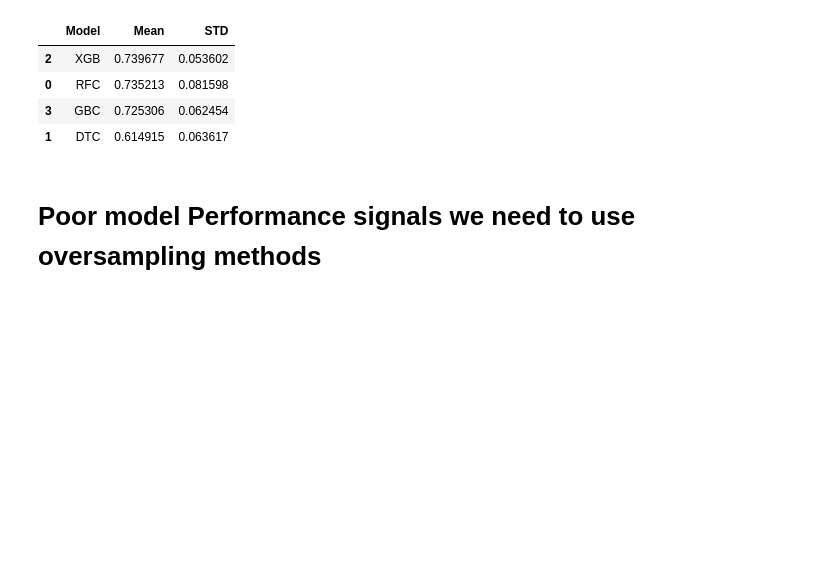
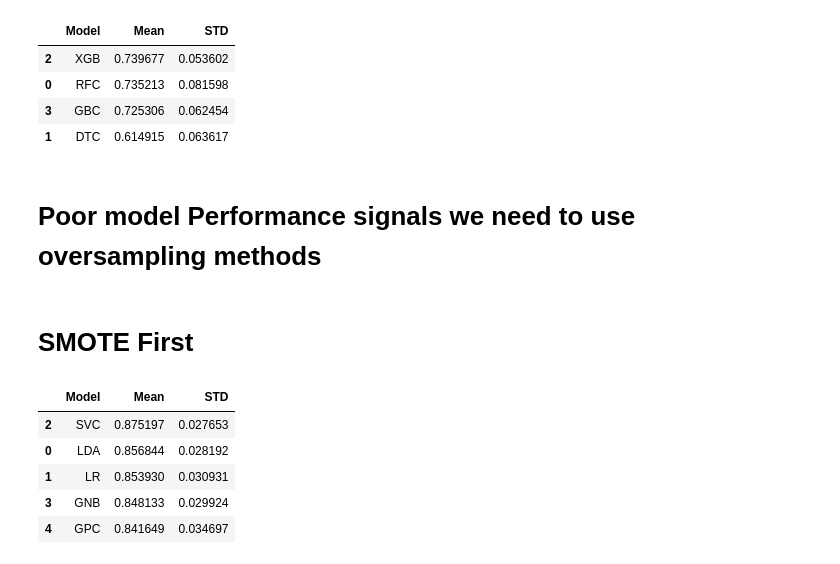
Before and after one commit to MaukanMir/Survival-Patient-Heart-Failure-Classification, a Jupyter notebook: training.ipynb, the cells around one changed output. Drawn from its saved outputs; the diff is of its cells as text; code cells hidden in the pictures; blank space fills up the shorter version.

Commit message:
added new models

```diff
--- a/training.ipynb
+++ b/training.ipynb
@@ -266,3 +266,19 @@ testing_selected_models(names, models, X, y)
 | 1 | DTC | 0.614915 | 0.063617 |
 # %% [markdown]
 # Poor model Performance signals we need to use oversampling methods
+# %% [markdown]
+# SMOTE First
+# %%
+X_smote, y_smote = get_over_sampling_methods(X, y, "SMOTE")
+# %%
+
+names = ['LDA', 'LR', 'SVC', 'GNB', "GPC"]
+models = get_selected_models(names)
+testing_selected_models(names, models, X_smote, y_smote)
+# %% [output]
+|  | Model | Mean | STD |
+| 2 | SVC | 0.875197 | 0.027653 |
+| 0 | LDA | 0.856844 | 0.028192 |
+| 1 | LR | 0.853930 | 0.030931 |
+| 3 | GNB | 0.848133 | 0.029924 |
+| 4 | GPC | 0.841649 | 0.034697 |
```
Also changed, not shown: parts of 14 cells of this notebook.
